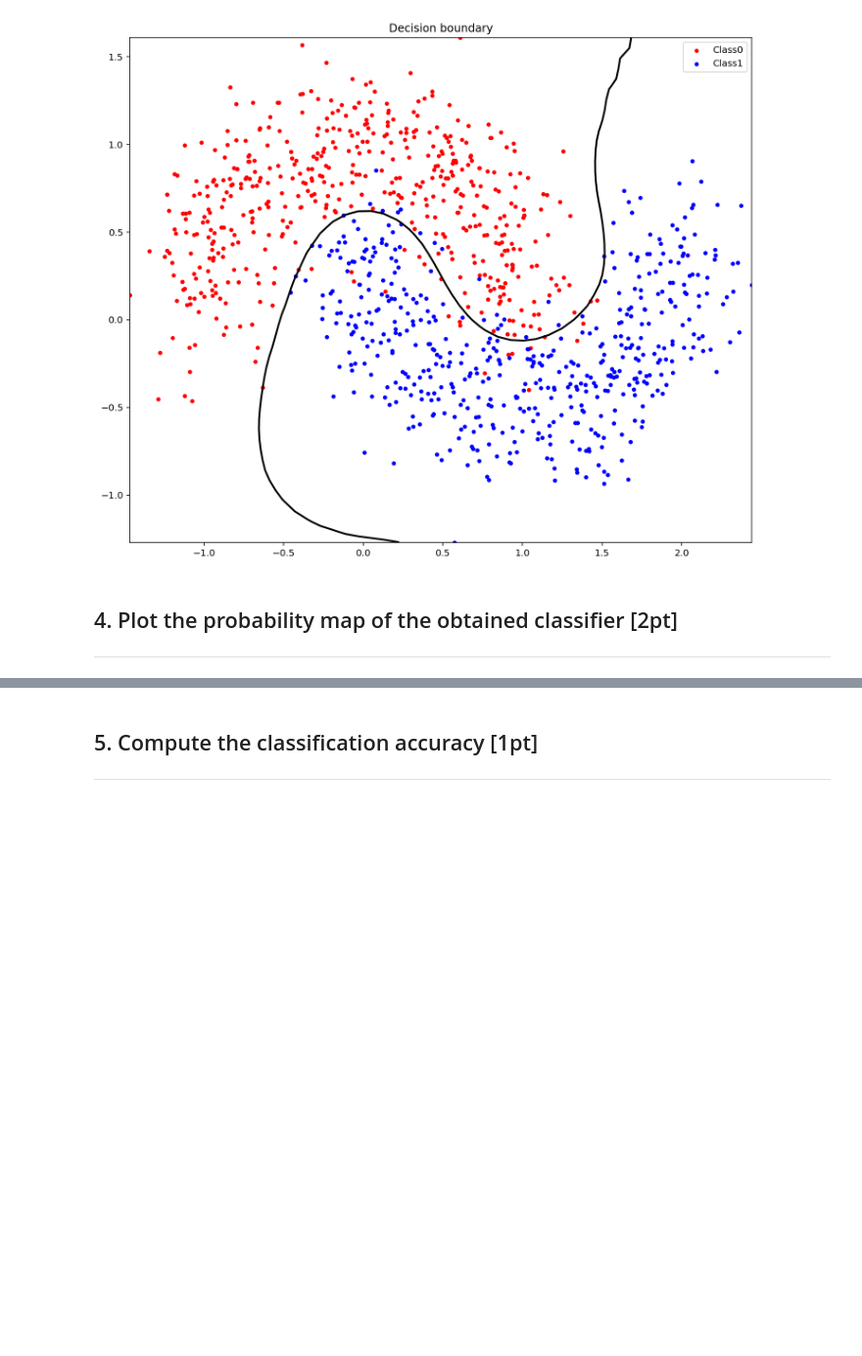
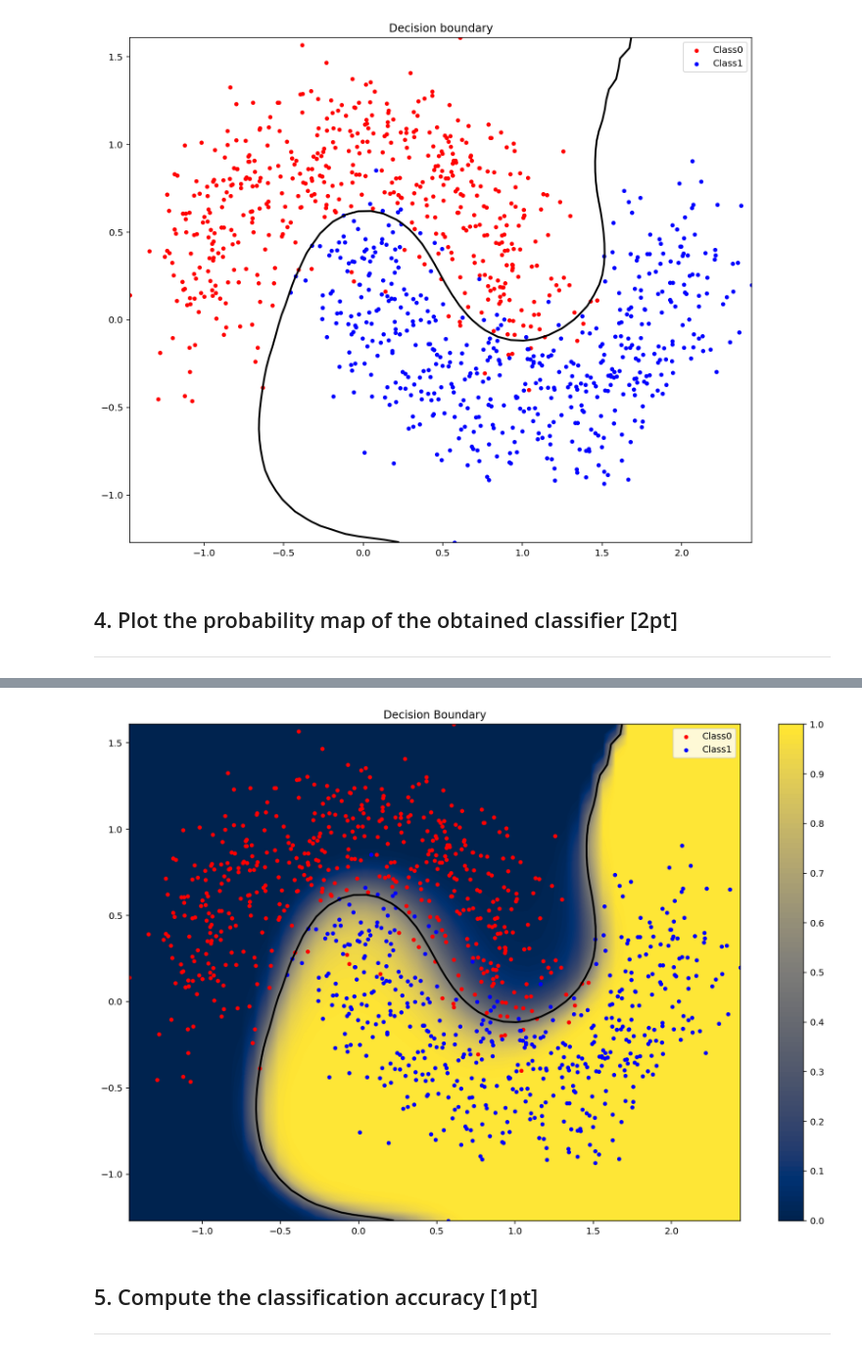
Before and after one commit to wkdthf21/Machine-Learning-Assignment, a Jupyter notebook: 05/assignment_05_b.ipynb, the cells around one changed output, grey strips where cells are left out. Shown at 98% size. Cells and saved outputs as stored; diff of their text form; code cells hidden in the pictures; blank space fills up the shorter version.

```diff
--- a/05/assignment_05_b.ipynb
+++ b/05/assignment_05_b.ipynb
@@ -368,3 +365,19 @@ plt.show()
+# %%
+# plot
+plt.figure(4,figsize=(15,10))
+
+cf = plt.contourf(xx1, xx2, p, cmap = 'cividis', levels = 100)
+cbar = plt.colorbar(cf, ticks = [0.00, 0.10, 0.20, 0.30, 0.40, 0.50, 0.60, 0.70, 0.80, 0.90, 1.00])
+cbar.update_ticks()
+
+plt.scatter(x1[idx_class0], x2[idx_class0], s=50, c='r', marker='.', label='Class0')
+plt.scatter(x1[idx_class1], x2[idx_class1], s=50, c='b', marker='.', label='Class1')
+plt.contour(xx1, xx2, p, levels = [0.5], linewidths=2, colors='k')
+plt.legend()
+plt.title('Decision Boundary')
+plt.show()
+# %% [output]
+[figure, added]
 # %% [markdown]
 ## 5. Compute the classification accuracy [1pt]
 <hr>
```
Also changed, not shown: parts of 2 cells of this notebook.
